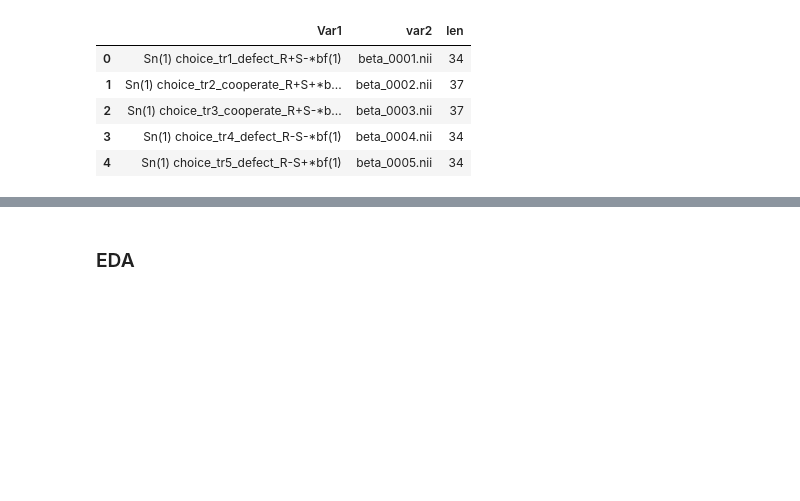
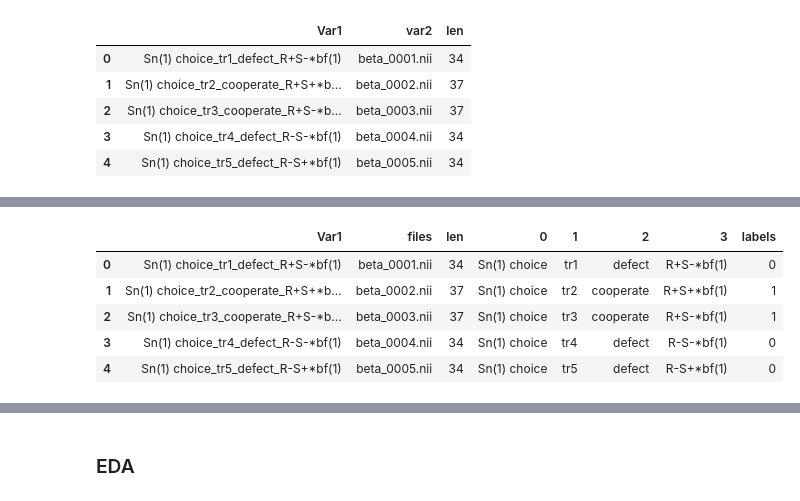
Before and after one commit to claire-lugrin/big_data_fmri, a Jupyter notebook: import_fMRI_image.ipynb, the cells around one changed output, grey strips where cells are left out. Cells and saved outputs as stored; diff of their text form; code cells hidden in the pictures; blank space fills up the shorter version.

```diff
--- a/import_fMRI_image.ipynb
+++ b/import_fMRI_image.ipynb
@@ -204,0 +165,3 @@ x,  y,  z,  time
+# %%
+df = beta_clean.join(splits)
+df.head()
@@ -204,0 +175,13 @@ x,  y,  z,  time
+# %%
+df["labels"] = df[2].map({"defect":0, "cooperate":1})
+# %%
+df = df.rename(columns={"var2":"files"})
+# %%
+df.head()
+# %% [output]
+|  | Var1 | files | len | 0 | 1 | 2 | 3 | labels |
+| 0 | Sn(1) choice_tr1_defect_R+S-*bf(1) | beta_0001.nii | 34 | Sn(1) choice | tr1 | defect | R+S-*bf(1) | 0 |
+| 1 | Sn(1) choice_tr2_cooperate_R+S+*b... | beta_0002.nii | 37 | Sn(1) choice | tr2 | cooperate | R+S+*bf(1) | 1 |
+| 2 | Sn(1) choice_tr3_cooperate_R+S-*b... | beta_0003.nii | 37 | Sn(1) choice | tr3 | cooperate | R+S-*bf(1) | 1 |
+| 3 | Sn(1) choice_tr4_defect_R-S-*bf(1) | beta_0004.nii | 34 | Sn(1) choice | tr4 | defect | R-S-*bf(1) | 0 |
+| 4 | Sn(1) choice_tr5_defect_R-S+*bf(1) | beta_0005.nii | 34 | Sn(1) choice | tr5 | defect | R-S+*bf(1) | 0 |
```
Also changed, not shown: parts of 24 cells of this notebook.
